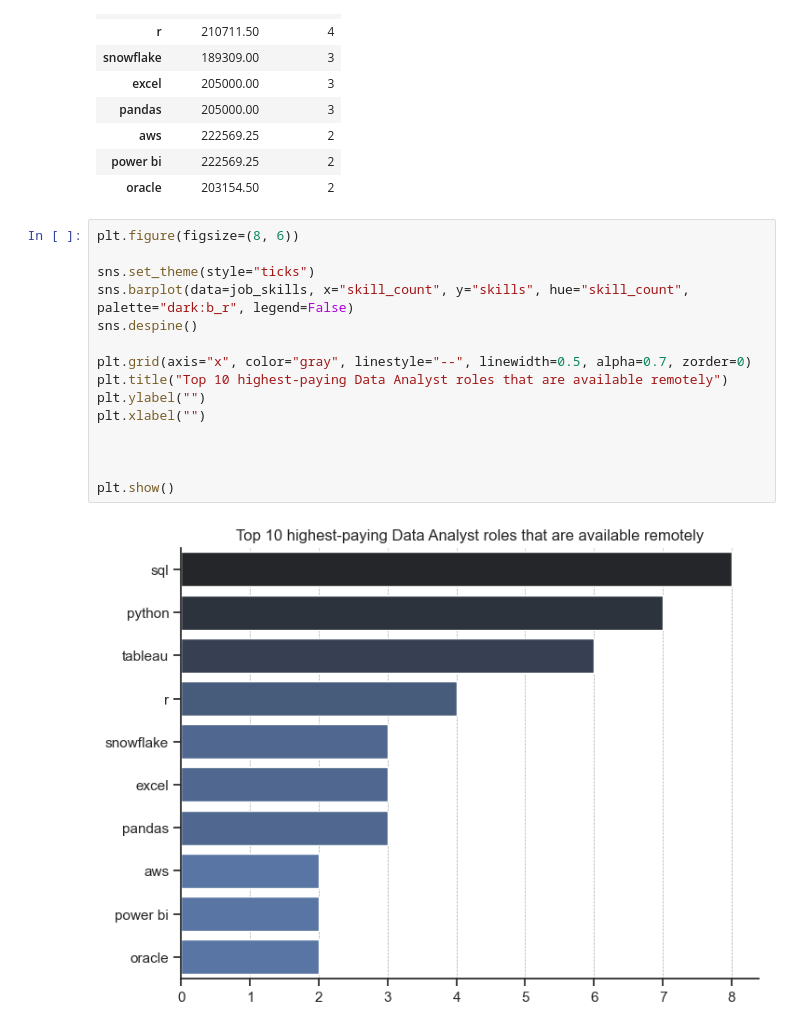
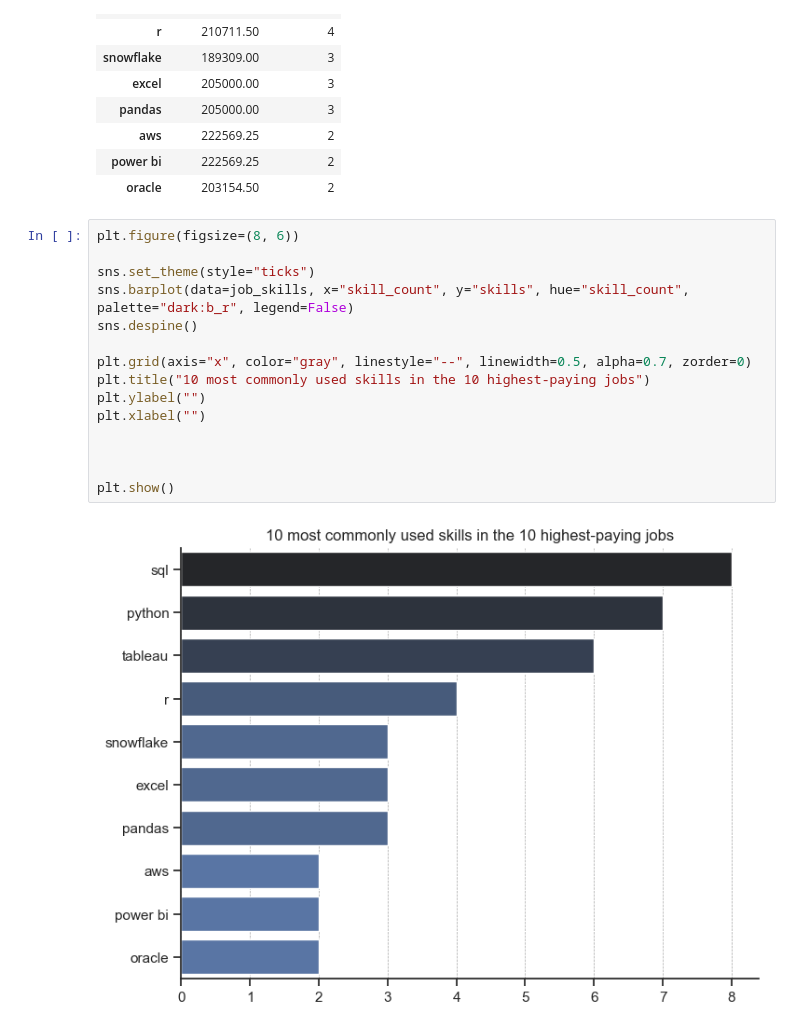
Before and after one commit to TomaszK94/SQL, a Jupyter notebook: Graphs/2_top_paying_job_skills.ipynb, the cells around one changed output. Saved outputs shown, nothing was run; the diff lists cells and outputs as text.

Commit message:
02 title rename

```diff
--- a/Graphs/2_top_paying_job_skills.ipynb
+++ b/Graphs/2_top_paying_job_skills.ipynb
@@ -137,17 +137,17 @@ job_skills
 # %%
 plt.figure(figsize=(8, 6))
 
 sns.set_theme(style="ticks")
 sns.barplot(data=job_skills, x="skill_count", y="skills", hue="skill_count", palette="dark:b_r", legend=False)
 sns.despine()
 
 plt.grid(axis="x", color="gray", linestyle="--", linewidth=0.5, alpha=0.7, zorder=0)
-plt.title("Top 10 highest-paying Data Analyst roles that are available remotely")
+plt.title("10 most commonly used skills in the 10 highest-paying jobs")
 plt.ylabel("")
 plt.xlabel("")
 
 
 
 plt.show()
 # %% [output]
-[figure, old version]
+[figure, new version]
```
